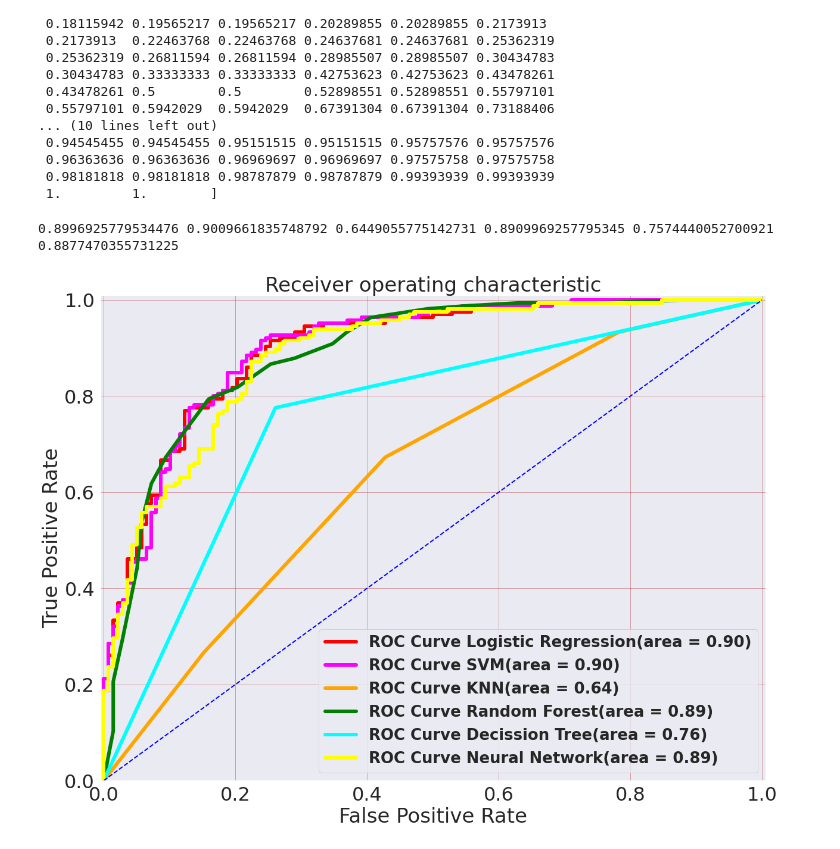
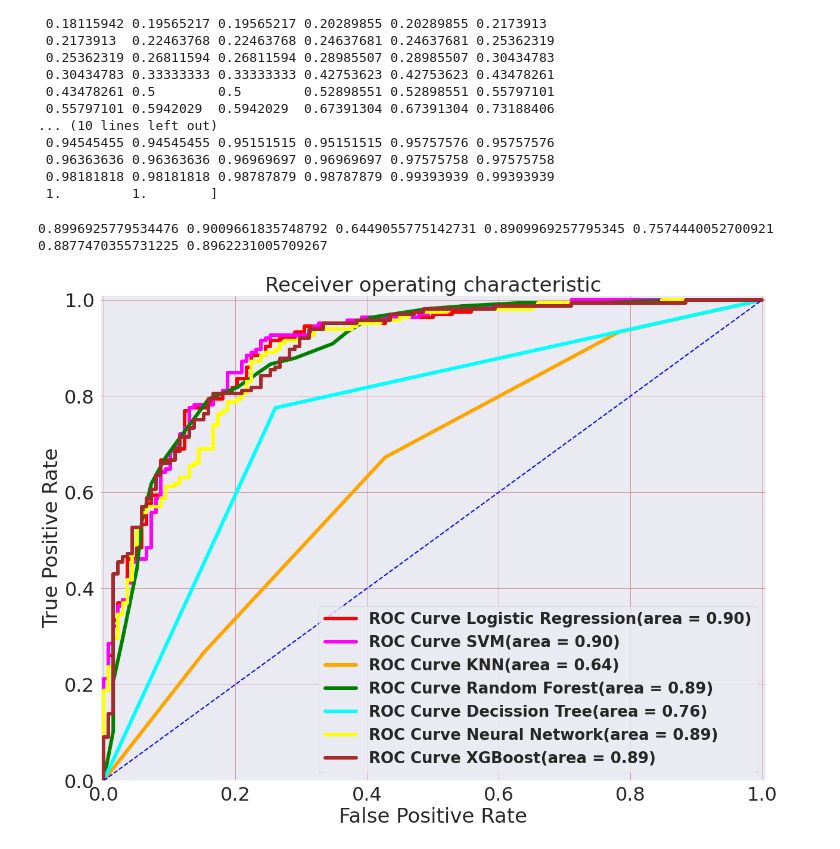
Before and after one commit to sauravrox/heart-fail-prediction, a Jupyter notebook: Heart.ipynb, the cells around one changed output. Drawn from its saved outputs; the diff is of its cells as text; code cells hidden in the pictures.

```diff
--- a/Heart.ipynb
+++ b/Heart.ipynb
@@ -416,7 +454,7 @@ knn = KNeighborsClassifier(n_neighbors=3)
 my_ANN = MLPClassifier(activation= 'logistic', alpha= 0.01, hidden_layer_sizes= [40,30], learning_rate='constant', random_state= 9, solver= 'adam',max_iter=2000)
 svclassifier = SVC(kernel='linear', probability=True,random_state=3)
 rftree = RandomForestClassifier(n_estimators = 20, bootstrap = True, random_state=5)
-
+xgb = XGBClassifier()
 
 
 my_decisiontree.fit(X_train, y_train)
@@ -425,6 +463,7 @@ knn.fit(X_train, y_train)
 svclassifier.fit(X_train, y_train)
 rftree.fit(X_train, y_train)
 my_ANN.fit(X_train, y_train)
+xgb.fit(X_train, y_train)
 
 # Predicting the Binary Label:
 y_predict_lr = my_logreg.predict(X_test)
@@ -444,6 +483,7 @@ svm_proba=cross_val_predict(svclassifier, X, y, cv=10,method='predict_proba')
 lr_probs=cross_val_predict(my_logreg, X, y, cv=10,method='predict_proba')
 knn_proba=cross_val_predict(knn, X, y, cv=10,method='predict_proba')
 my_decisiontree_Proba=cross_val_predict(my_decisiontree, X, y, cv=10,method='predict_proba')
+xgb_proba=cross_val_predict(xgb, X, y, cv=10,method='predict_proba')
 # %%
 # This line prints the "estimated likelihood of both label" for the testing set:
 
@@ -581,6 +625,7 @@ fprk, tprk, thresholds = metrics.roc_curve(y, knn_proba[:,1], pos_label=1)
 fprf, tprf, thresholds = metrics.roc_curve(y, rf_probs[:,1], pos_label=1)
 fprd, tprd, thresholds = metrics.roc_curve(y, my_decisiontree_Proba[:,1], pos_label=1)
 fprn, tprn, thresholds = metrics.roc_curve(y, my_ANN_proba[:,1], pos_label=1)
+fprx, tprx, thresholds = metrics.roc_curve(y, xgb_proba[:,1], pos_label=1)
 
 
 
@@ -612,10 +657,11 @@ AUCk = metrics.auc(fprk, tprk)
 AUCf = metrics.auc(fprf, tprf)
 AUCd = metrics.auc(fprd, tprd)
 AUCn = metrics.auc(fprn, tprn)
+AUCx = metrics.auc(fprx, tprx)
 
-print(AUCl,AUCs,AUCk,AUCf,AUCd,AUCn)
+print(AUCl,AUCs,AUCk,AUCf,AUCd,AUCn,AUCx)
 # %% [output]
-0.8996925779534476 0.9009661835748792 0.6449055775142731 0.8909969257795345 0.7574440052700921 0.8877470355731225
+0.8996925779534476 0.9009661835748792 0.6449055775142731 0.8909969257795345 0.7574440052700921 0.8877470355731225 0.8962231005709267
 # %%
 # Importing the "pyplot" package of "matplotlib" library of python to generate
 # graphs and plot curves:
@@ -643,31 +689,34 @@ plt.plot(fprs, tprs, color='Magenta', lw=6,
 
 plt.plot(fprk, tprk, color='Orange', lw=6,
          label='ROC Curve KNN(area = %0.2f)' % AUCk)
 
 plt.plot(fprf, tprf, color='Green', lw=6,
          label='ROC Curve Random Forest(area = %0.2f)' % AUCf)
 
 plt.plot(fprd, tprd, color='cyan', lw=6,
          label='ROC Curve Decission Tree(area = %0.2f)' % AUCd)
 
 plt.plot(fprn, tprn, color='yellow', lw=6,
          label='ROC Curve Neural Network(area = %0.2f)' % AUCn)
 
+plt.plot(fprx, tprx, color='brown', lw=6,
+         label='ROC Curve XGBoost(area = %0.2f)' % AUCn)
+
 # Random Guess line:
 plt.plot([0, 1], [0, 1], color='blue', lw=2, linestyle='--')
 
 # Defining The Range of X-Axis and Y-Axis:
 plt.xlim([-0.005, 1.005])
 plt.ylim([0.0, 1.01])
 
 # Labels, Title, Legend:
 plt.xlabel('False Positive Rate')
 plt.ylabel('True Positive Rate')
 plt.title('Receiver operating characteristic')
 #plt.legend(loc="lower right",prop={'size':20},fontsize=32,handlelength=12,handleheight=2)
 plt.legend(loc=4, prop={'size': 26,'weight':'bold','style':'normal'})
 plt.savefig("AUC Comparison v2",dpi=300)
 
 plt.show()
 # %% [output]
-[figure, old version]
+[figure, new version]
```
Also changed, not shown: parts of 8 cells of this notebook.
